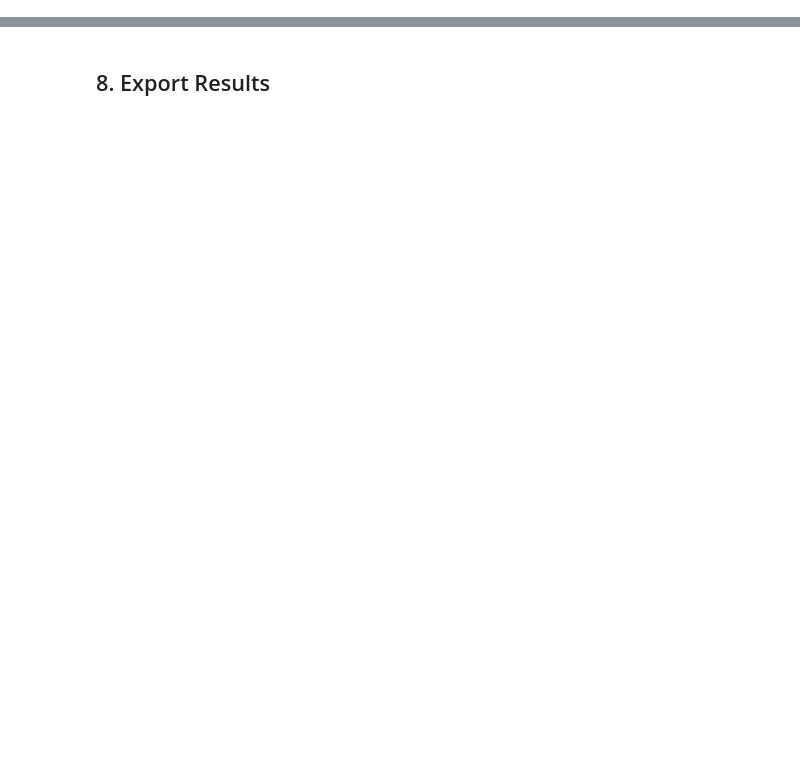
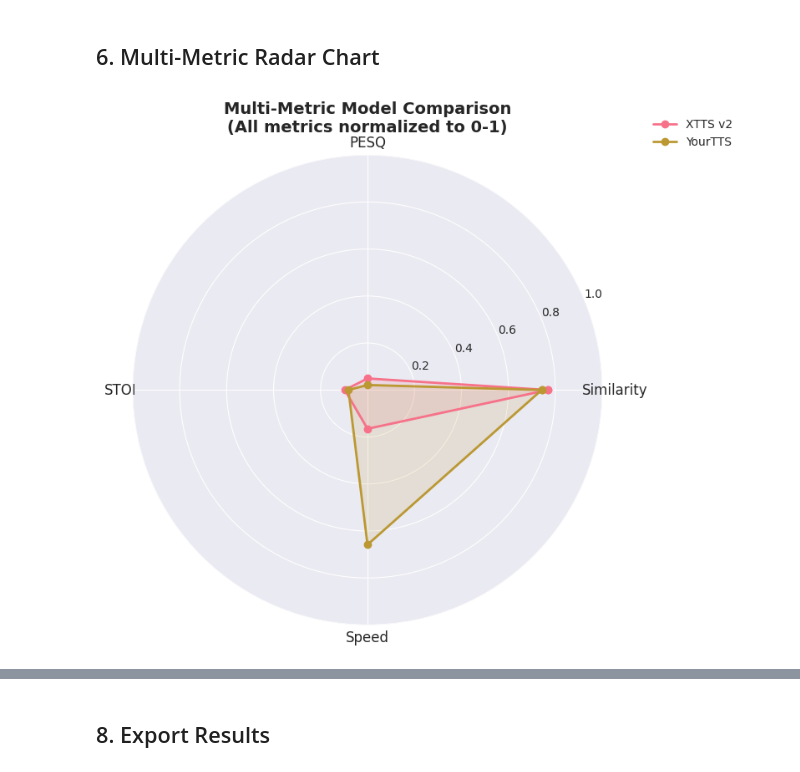
Before and after one commit to VforVitorio/TTS_zero_shot_cloning, a Jupyter notebook: evaluation/evaluation.ipynb, the cells around one changed output, grey strips where cells are left out. Cells and saved outputs as stored; diff of their text form; code cells hidden in the pictures; blank space fills up the shorter version.

```diff
--- a/evaluation/evaluation.ipynb
+++ b/evaluation/evaluation.ipynb
@@ -298,0 +302,49 @@ RECOMMENDATIONS
+# %% [markdown]
+## 6. Multi-Metric Radar Chart
+# %%
+if not df.empty:
+    # Prepare normalized data for radar chart
+    metrics_agg = df.groupby('model').agg({
+        'similarity': 'mean',
+        'pesq': 'mean',
+        'stoi': 'mean',
+        'rtf': 'mean'
+    })
+
+    # Normalize metrics to 0-1 scale (RTF inverted: lower is better)
+    metrics_agg['rtf_normalized'] = 1 / (1 + metrics_agg['rtf'])  # Inverse for "lower is better"
+    metrics_agg['pesq_normalized'] = (metrics_agg['pesq'] - 1) / 3.5  # PESQ range: 1-4.5
+    metrics_agg['similarity_normalized'] = metrics_agg['similarity']
+    metrics_agg['stoi_normalized'] = metrics_agg['stoi']
+
+    # Radar chart setup
+    categories = ['Similarity', 'PESQ', 'STOI', 'Speed']
+    N = len(categories)
+    angles = np.linspace(0, 2 * np.pi, N, endpoint=False).tolist()
+    angles += angles[:1]
+
+    fig, ax = plt.subplots(figsize=(8, 8), subplot_kw=dict(projection='polar'))
+
+    for model in metrics_agg.index:
+        values = [
+            metrics_agg.loc[model, 'similarity_normalized'],
+            metrics_agg.loc[model, 'pesq_normalized'],
+            metrics_agg.loc[model, 'stoi_normalized'],
+            metrics_agg.loc[model, 'rtf_normalized']
+        ]
+        values += values[:1]
+        ax.plot(angles, values, 'o-', linewidth=2, label=model)
+        ax.fill(angles, values, alpha=0.15)
+
+    ax.set_xticks(angles[:-1])
+    ax.set_xticklabels(categories, size=12)
+    ax.set_ylim(0, 1)
+    ax.set_title('Multi-Metric Model Comparison\n(All metrics normalized to 0-1)',
+                 size=14, fontweight='bold', pad=20)
+    ax.legend(loc='upper right', bbox_to_anchor=(1.3, 1.1))
+    ax.grid(True)
+
+    plt.tight_layout()
+    plt.show()
+# %% [output]
+[figure, added]
```
Also changed, not shown: parts of 36 cells of this notebook, 4 other files.
